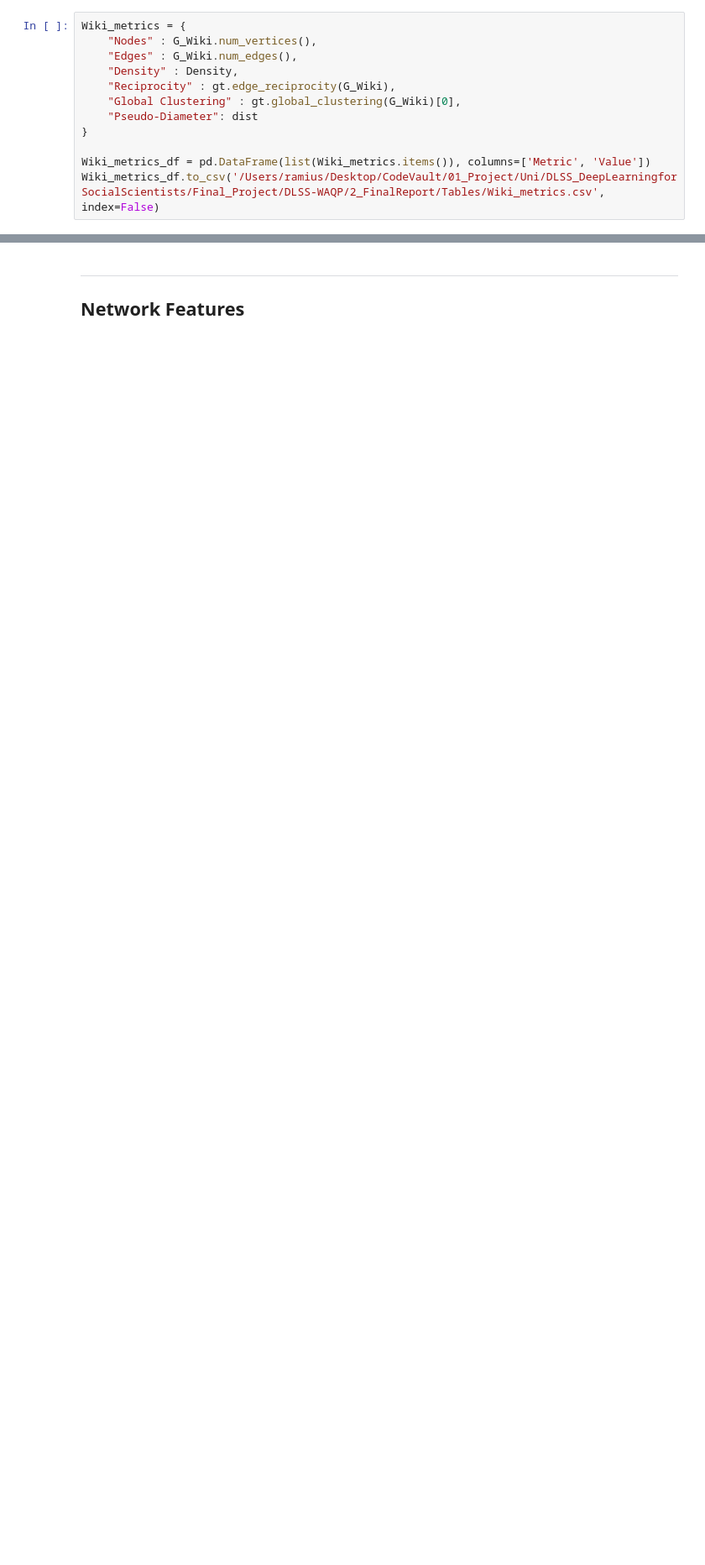
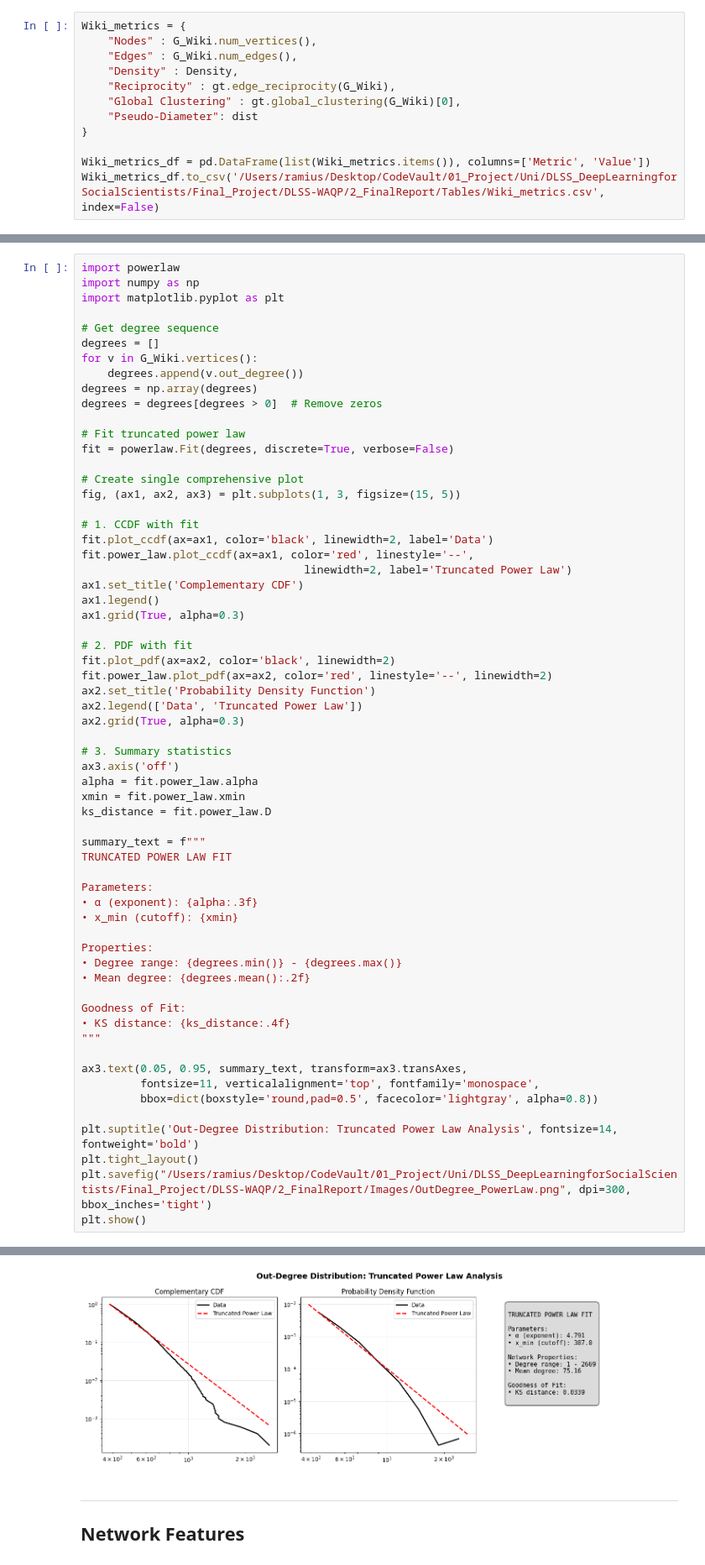
Before and after one commit to Ari-manius/DLSS-WAQP, a Jupyter notebook: 1_CodePipeline/1_WikiDataNet/NetworkDescriptives.ipynb, the cells around one changed output, grey strips where cells are left out. Shown at 84% size. Cells and saved outputs as stored; diff of their text form; blank space fills up the shorter version.

```diff
--- a/1_CodePipeline/1_WikiDataNet/NetworkDescriptives.ipynb
+++ b/1_CodePipeline/1_WikiDataNet/NetworkDescriptives.ipynb
@@ -117,0 +105,63 @@ xmin progress: 99%
+# %%
+import powerlaw
+import numpy as np
+import matplotlib.pyplot as plt
+
+# Get degree sequence
+degrees = []
+for v in G_Wiki.vertices():
+    degrees.append(v.out_degree())
+degrees = np.array(degrees)
+degrees = degrees[degrees > 0]  # Remove zeros
+
+# Fit truncated power law
+fit = powerlaw.Fit(degrees, discrete=True, verbose=False)
+
+# Create single comprehensive plot
+fig, (ax1, ax2, ax3) = plt.subplots(1, 3, figsize=(15, 5))
+
+# 1. CCDF with fit
+fit.plot_ccdf(ax=ax1, color='black', linewidth=2, label='Data')
+fit.power_law.plot_ccdf(ax=ax1, color='red', linestyle='--',
+                                  linewidth=2, label='Truncated Power Law')
+ax1.set_title('Complementary CDF')
+ax1.legend()
+ax1.grid(True, alpha=0.3)
+
+# 2. PDF with fit
+fit.plot_pdf(ax=ax2, color='black', linewidth=2)
+fit.power_law.plot_pdf(ax=ax2, color='red', linestyle='--', linewidth=2)
+ax2.set_title('Probability Density Function')
+ax2.legend(['Data', 'Truncated Power Law'])
+ax2.grid(True, alpha=0.3)
+
+# 3. Summary statistics
+ax3.axis('off')
+alpha = fit.power_law.alpha
+xmin = fit.power_law.xmin
+ks_distance = fit.power_law.D
+
+summary_text = f"""
+TRUNCATED POWER LAW FIT
+
+Parameters:
+• α (exponent): {alpha:.3f}
+• x_min (cutoff): {xmin}
+
+Properties:
+• Degree range: {degrees.min()} - {degrees.max()}
+• Mean degree: {degrees.mean():.2f}
+
+Goodness of Fit:
+• KS distance: {ks_distance:.4f}
+"""
+
+ax3.text(0.05, 0.95, summary_text, transform=ax3.transAxes,
+         fontsize=11, verticalalignment='top', fontfamily='monospace',
+         bbox=dict(boxstyle='round,pad=0.5', facecolor='lightgray', alpha=0.8))
+
+plt.suptitle('Out-Degree Distribution: Truncated Power Law Analysis', fontsize=14, fontweight='bold')
+plt.tight_layout()
+plt.savefig("/Users/ramius/Desktop/CodeVault/01_Project/Uni/DLSS_DeepLearningforSocialScientists/Final_Project/DLSS-WAQP/2_FinalReport/Images/OutDegree_PowerLaw.png", dpi=300, bbox_inches='tight')
+plt.show()
+# %% [output]
@@ -118,3 +169,4 @@ xmin progress: 99%
+[figure, added]
 # %% [markdown]
 ***
 ## Network Features
```
Also changed, not shown: parts of 4 cells of this notebook, 16 other files.
